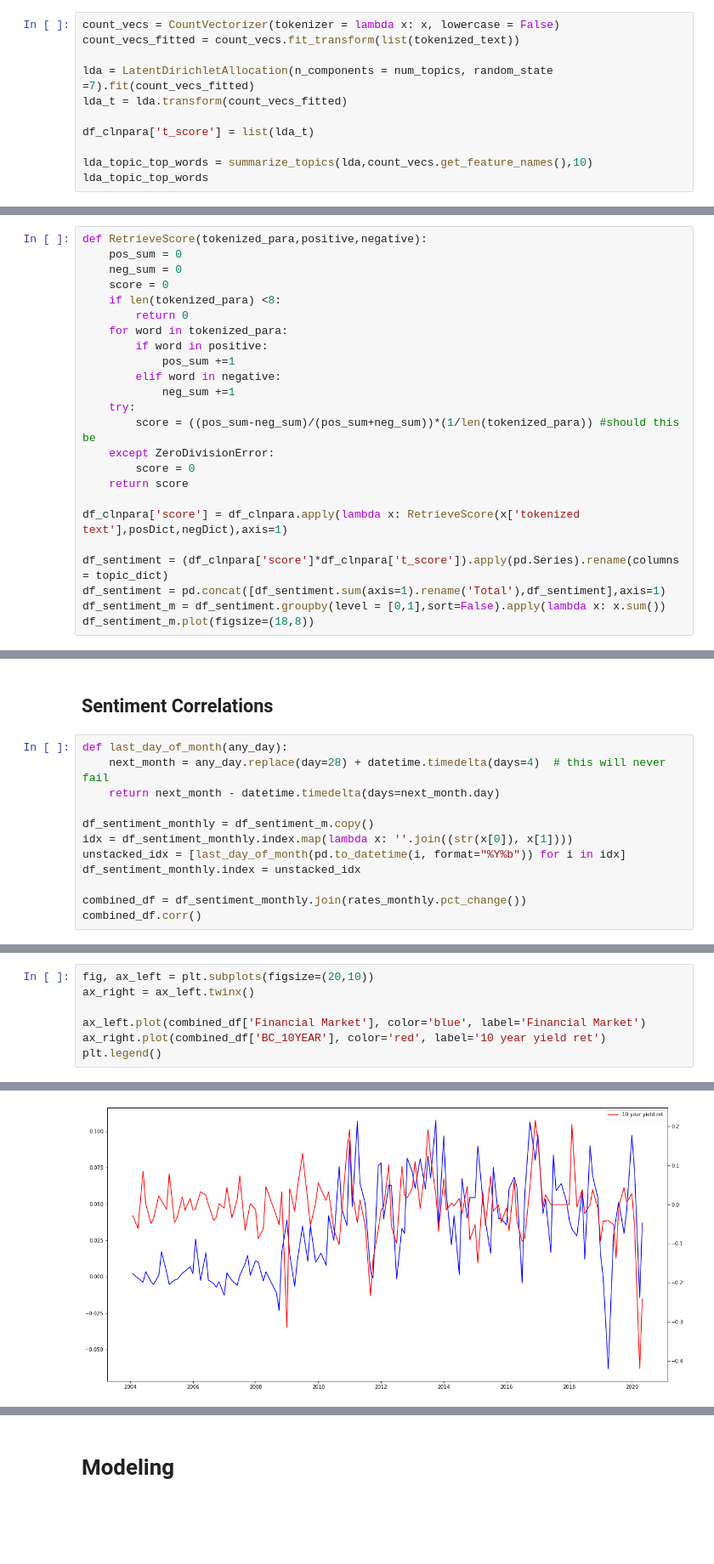
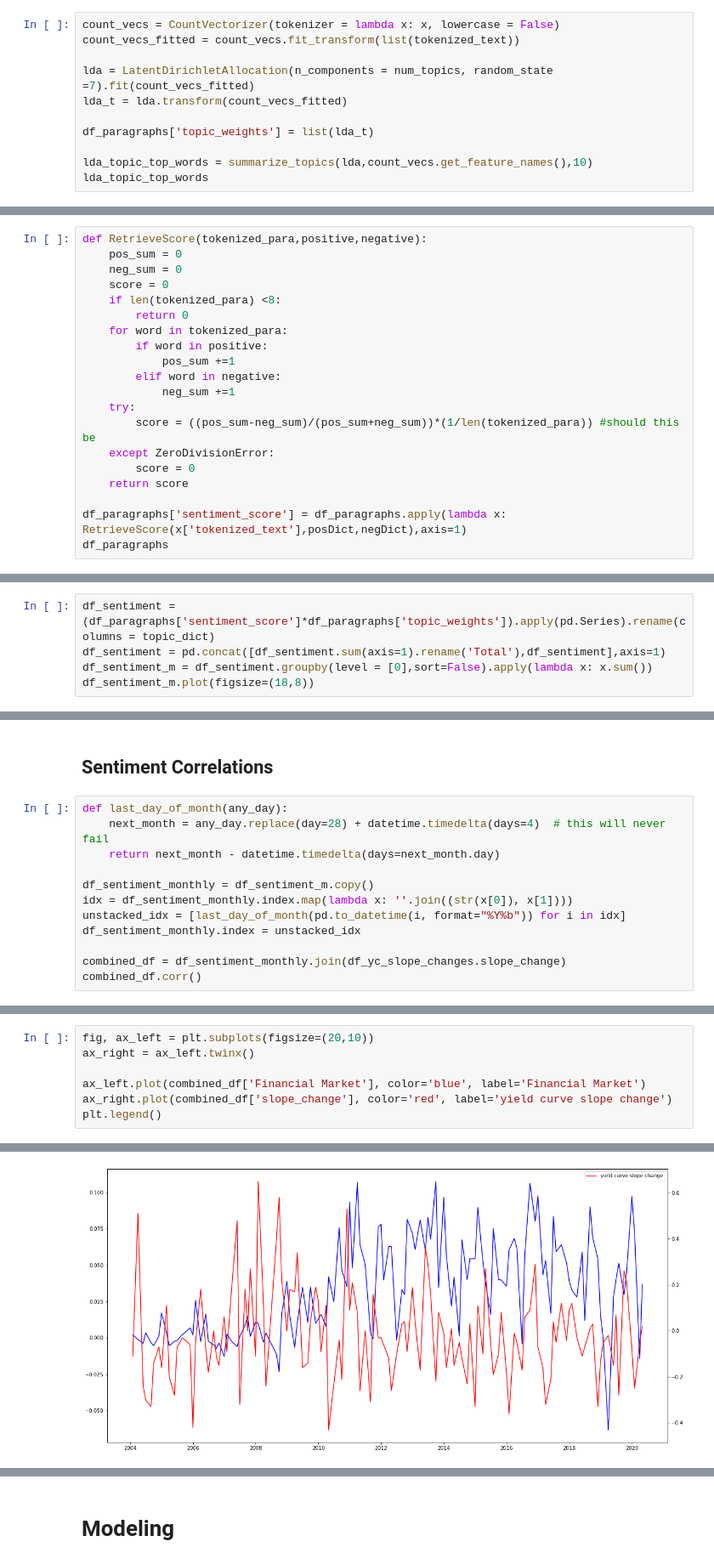
Before and after one commit to aaroncgw31/fednlp, a Jupyter notebook: fednlp.ipynb, the cells around one changed output, grey strips where cells are left out. Shown at 85% size. Saved outputs shown, nothing was run; the diff lists cells and outputs as text; blank space fills up the shorter version.

```diff
--- a/fednlp.ipynb
+++ b/fednlp.ipynb
@@ -299,7 +319,7 @@ count_vecs_fitted = count_vecs.fit_transform(list(tokenized_text))
 lda = LatentDirichletAllocation(n_components = num_topics, random_state =7).fit(count_vecs_fitted)
 lda_t = lda.transform(count_vecs_fitted)
 
-df_clnpara['t_score'] = list(lda_t)
+df_paragraphs['topic_weights'] = list(lda_t)
 
 lda_topic_top_words = summarize_topics(lda,count_vecs.get_feature_names(),10)
 lda_topic_top_words
@@ -452,10 +465,6 @@ def RetrieveScore(tokenized_para,positive,negative):
         score = 0
     return score
 
-df_clnpara['score'] = df_clnpara.apply(lambda x: RetrieveScore(x['tokenized text'],posDict,negDict),axis=1)
-
-df_sentiment = (df_clnpara['score']*df_clnpara['t_score']).apply(pd.Series).rename(columns = topic_dict)
-df_sentiment = pd.concat([df_sentiment.sum(axis=1).rename('Total'),df_sentiment],axis=1)
-df_sentiment_m = df_sentiment.groupby(level = [0,1],sort=False).apply(lambda x: x.sum())
-df_sentiment_m.plot(figsize=(18,8))
+df_paragraphs['sentiment_score'] = df_paragraphs.apply(lambda x: RetrieveScore(x['tokenized_text'],posDict,negDict),axis=1)
+df_paragraphs
 # %% [output]
@@ -463,0 +484,5 @@ df_sentiment_m.plot(figsize=(18,8))
+# %%
+df_sentiment = (df_paragraphs['sentiment_score']*df_paragraphs['topic_weights']).apply(pd.Series).rename(columns = topic_dict)
+df_sentiment = pd.concat([df_sentiment.sum(axis=1).rename('Total'),df_sentiment],axis=1)
+df_sentiment_m = df_sentiment.groupby(level = [0],sort=False).apply(lambda x: x.sum())
+df_sentiment_m.plot(figsize=(18,8))
@@ -475,6 +550,6 @@ idx = df_sentiment_monthly.index.map(lambda x: ''.join((str(x[0]), x[1])))
 unstacked_idx = [last_day_of_month(pd.to_datetime(i, format="%Y%b")) for i in idx]
 df_sentiment_monthly.index = unstacked_idx
 
-combined_df = df_sentiment_monthly.join(rates_monthly.pct_change())
+combined_df = df_sentiment_monthly.join(df_yc_slope_changes.slope_change)
 combined_df.corr()
 # %% [output]
@@ -515,13 +581,13 @@ print(scipy.stats.pearsonr(combined_df['Investment'], combined_df['BC_10YEAR']))
 # %%
 fig, ax_left = plt.subplots(figsize=(20,10))
 ax_right = ax_left.twinx()
 
 ax_left.plot(combined_df['Financial Market'], color='blue', label='Financial Market')
-ax_right.plot(combined_df['BC_10YEAR'], color='red', label='10 year yield ret')
+ax_right.plot(combined_df['slope_change'], color='red', label='yield curve slope change')
 plt.legend()
 # %% [output]
 <matplotlib.legend.Legend at 0x...>
-[figure, old version]
+[figure, new version]
 # %%
 plt.figure()
 f, axes = plt.subplots(2, 1, figsize=(20,10))
```
Also changed, not shown: parts of 18 cells of this notebook, 10 other files.
